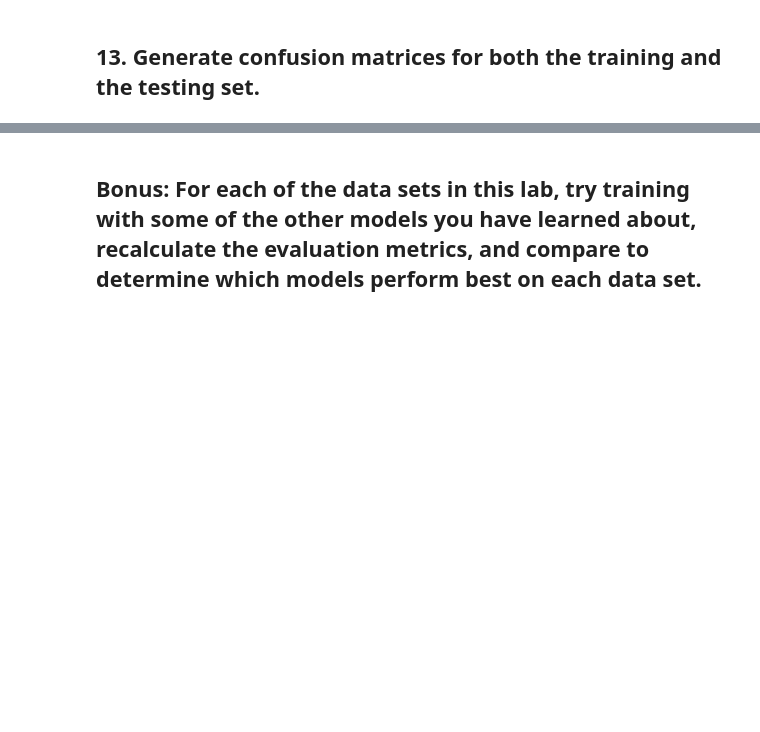
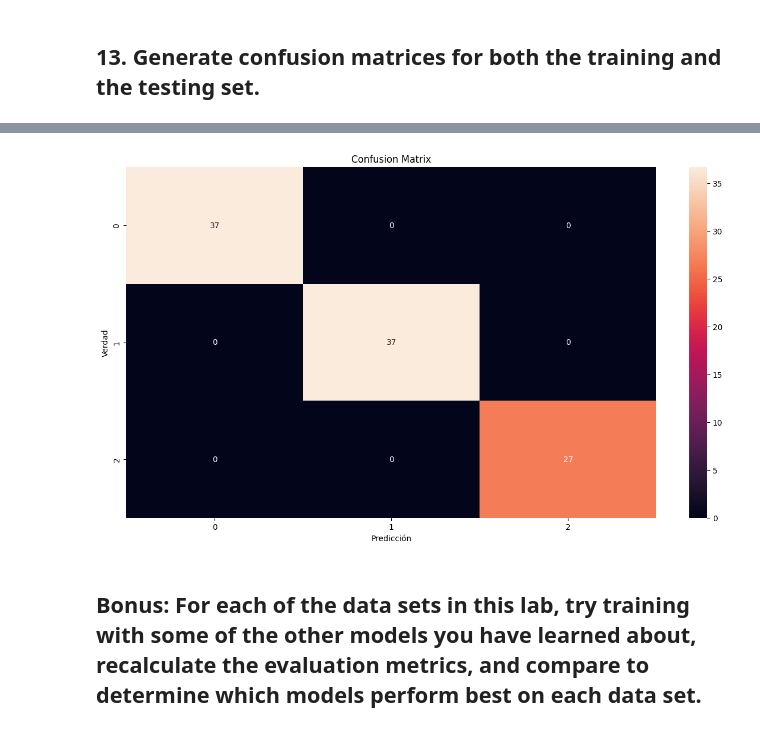
Before and after one commit to Ironhack-Data-Madrid-Octubre-2023/7.2-lab_supervised_model_evaluation, a Jupyter notebook: your-code/main.ipynb, the cells around one changed output, grey strips where cells are left out. Saved outputs shown, nothing was run; the diff lists cells and outputs as text; code cells hidden in the pictures; blank space fills up the shorter version.

```diff
--- a/your-code/main.ipynb
+++ b/your-code/main.ipynb
@@ -129,2 +336,15 @@ The `class` field represents the type of flower and is the target variable that
+# %%
+# Test
+plt.figure(figsize=(15, 8)) # creamos un plot
+
+ax=sns.heatmap(cm(y_test, y_pred_logreg_test)/cm(y_test, y_pred_logreg_test).sum() * 100,
+               annot=True)
+
+plt.title('Confusion Matrix')
+plt.ylabel('Verdad')
+plt.xlabel('Predicción')
+plt.show();
+# %% [output]
+[figure, added]
 # %% [markdown]
 ## Bonus: For each of the data sets in this lab, try training with some of the other models you have learned about, recalculate the evaluation metrics, and compare to determine which models perform best on each data set.
```
Also changed, not shown: parts of 38 cells of this notebook.
